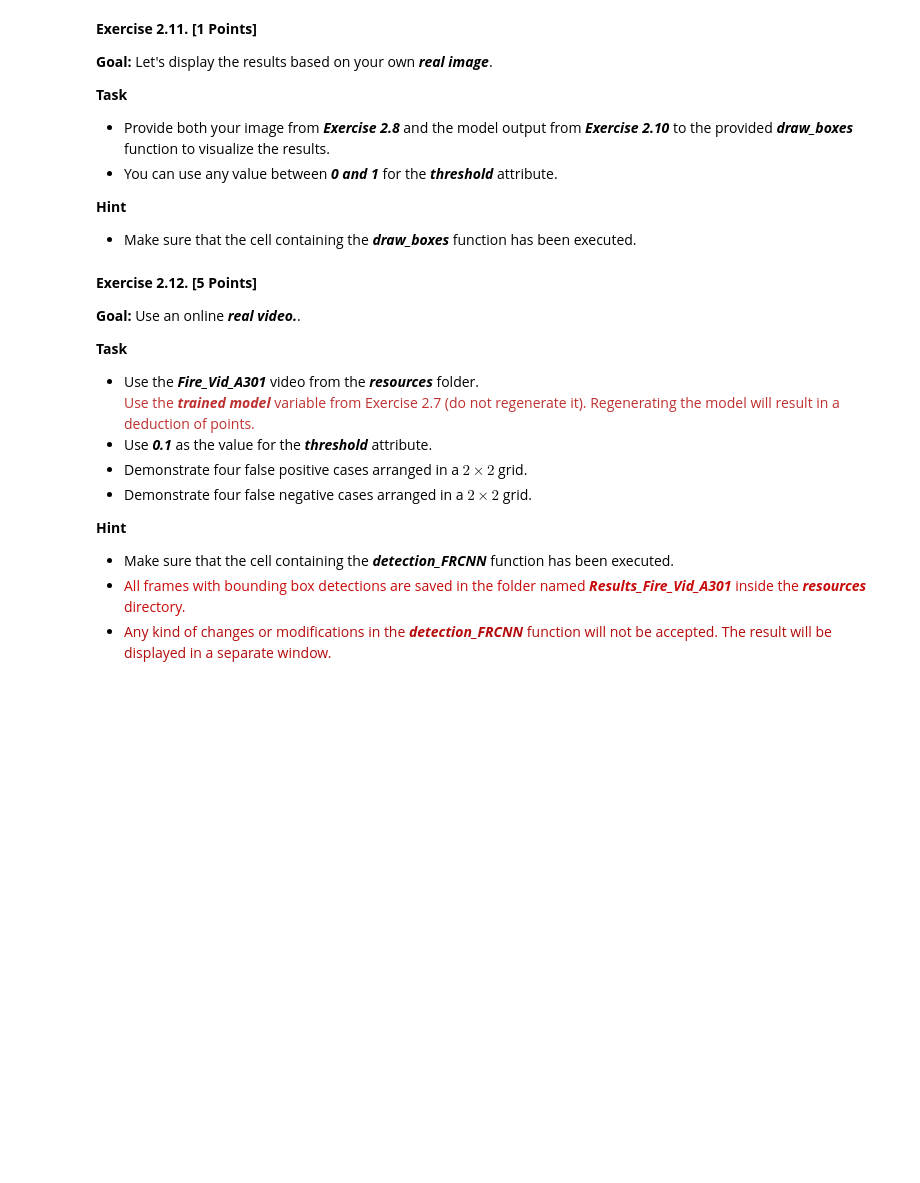
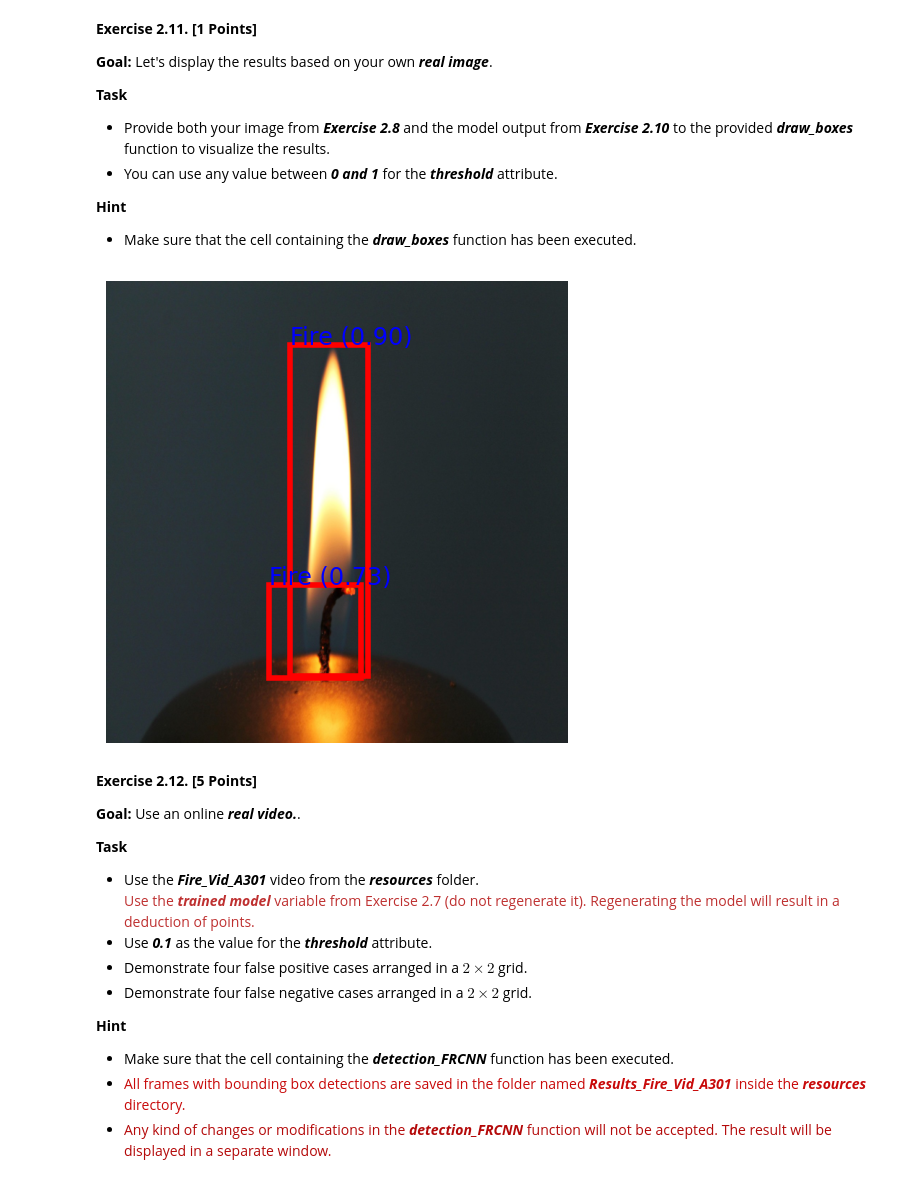
Before and after one commit to luki852/Master_AI, a Jupyter notebook: 1st_Semester/UE_Computer_Vision/Assignment_3/Assignment-3_Lukas_Steu_k51843919.ipynb, the cells around one changed output. Cells and saved outputs as stored; diff of their text form; code cells hidden in the pictures; blank space fills up the shorter version.

```diff
--- a/1st_Semester/UE_Computer_Vision/Assignment_3/Assignment-3_Lukas_Steu_k51843919.ipynb
+++ b/1st_Semester/UE_Computer_Vision/Assignment_3/Assignment-3_Lukas_Steu_k51843919.ipynb
@@ -431,3 +553,19 @@ def get_model(model_Prepare, path_model_Parameters, num_classes_prepare=2):
+# %%
+# code goes here
+
+# get the image path
+img_path = "resources/candle.jpg"
+
+# read it in RGB
+image = Image.open(img_path).convert("RGB")
+
+# resize it to 640x640
+image_resized = image.resize((640, 640))
+
+#plt.imshow(image_resized)
+#plt.axis("off")
+#plt.title("Resized Flame Image (640x640)")
+#plt.show()
 # %% [markdown]
 <b>Exercise 2.9. [1 Points]</b>
 
@@ -450,3 +586,10 @@ def convert_image_tensor(image_toConvert):
+# %%
+# code goes here
+
+# convert the resized image to a 4D tensor
+image_tensor = convert_image_tensor(image_resized)
+
+#print(f"Tensor shape: {image_tensor.shape}")
 # %% [markdown]
 <b>Exercise 2.10. [1 Points]</b>
 
@@ -466,3 +607,14 @@ def convert_image_tensor(image_toConvert):
+# %%
+# code goes here
+
+# Run inference on the real image
+model_loaded.eval()  # ensure model is in evaluation mode
+
+with torch.no_grad():   # prevents gradient calculation
+    prediction = model_loaded(image_tensor)
+
+#print("Inference completed.")
+#print("Detected objects:", prediction)
 # %% [markdown]
 <b>Exercise 2.11. [1 Points]</b>
 
@@ -501,3 +651,13 @@ def draw_boxes(image_toDraw, prediction_toDraw, threshold_toDraw):
+# %%
+# code goes here
+
+# visualize the detection results on your real image
+threshold = 0.5  # choose any value between 0 and 1
+
+# draw boxes
+draw_boxes(image_resized, prediction, threshold)
+# %% [output]
+[figure, added]
 # %% [markdown]
 <b>Exercise 2.12. [5 Points]</b>
 
```
Also changed, not shown: parts of 37 cells of this notebook.
